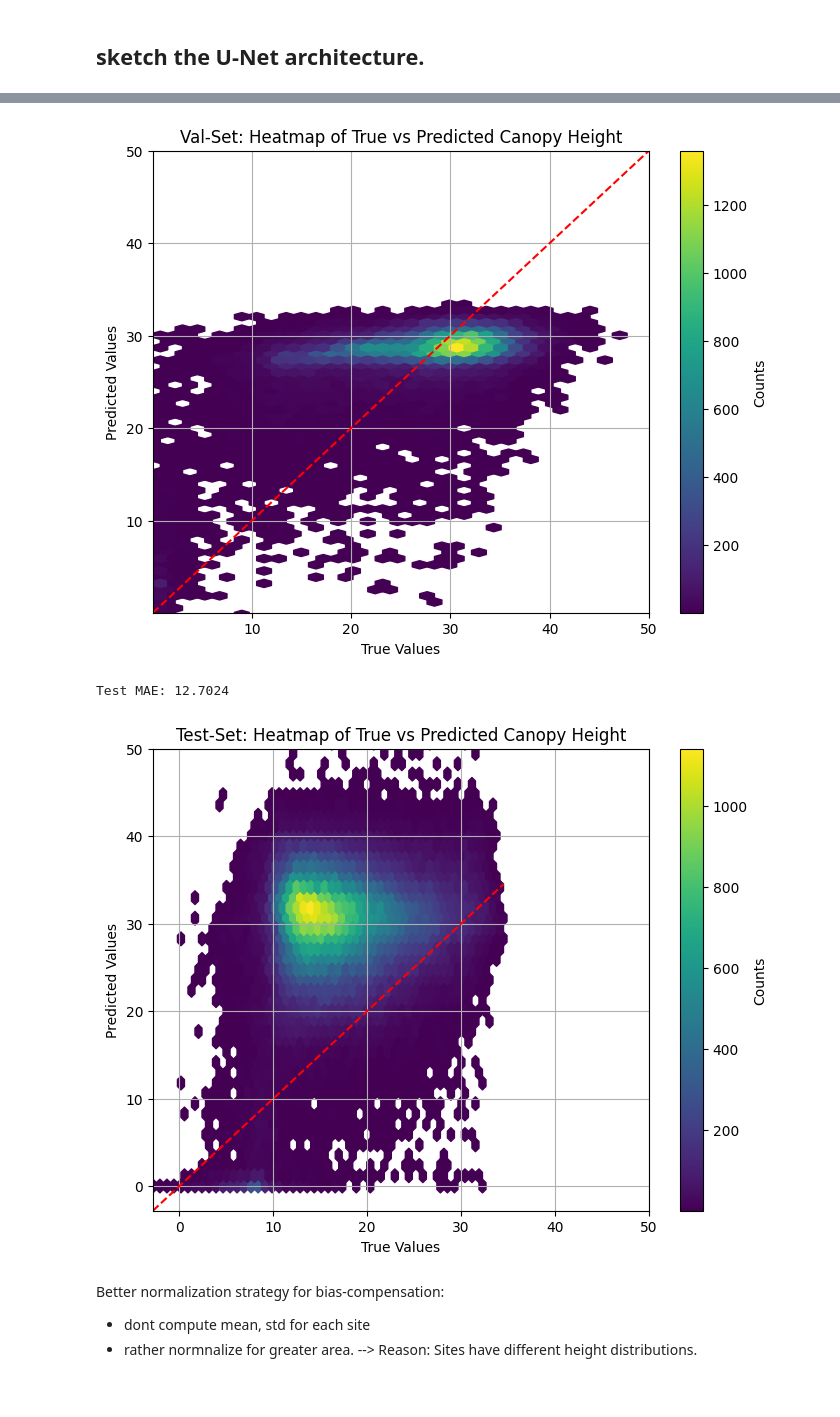
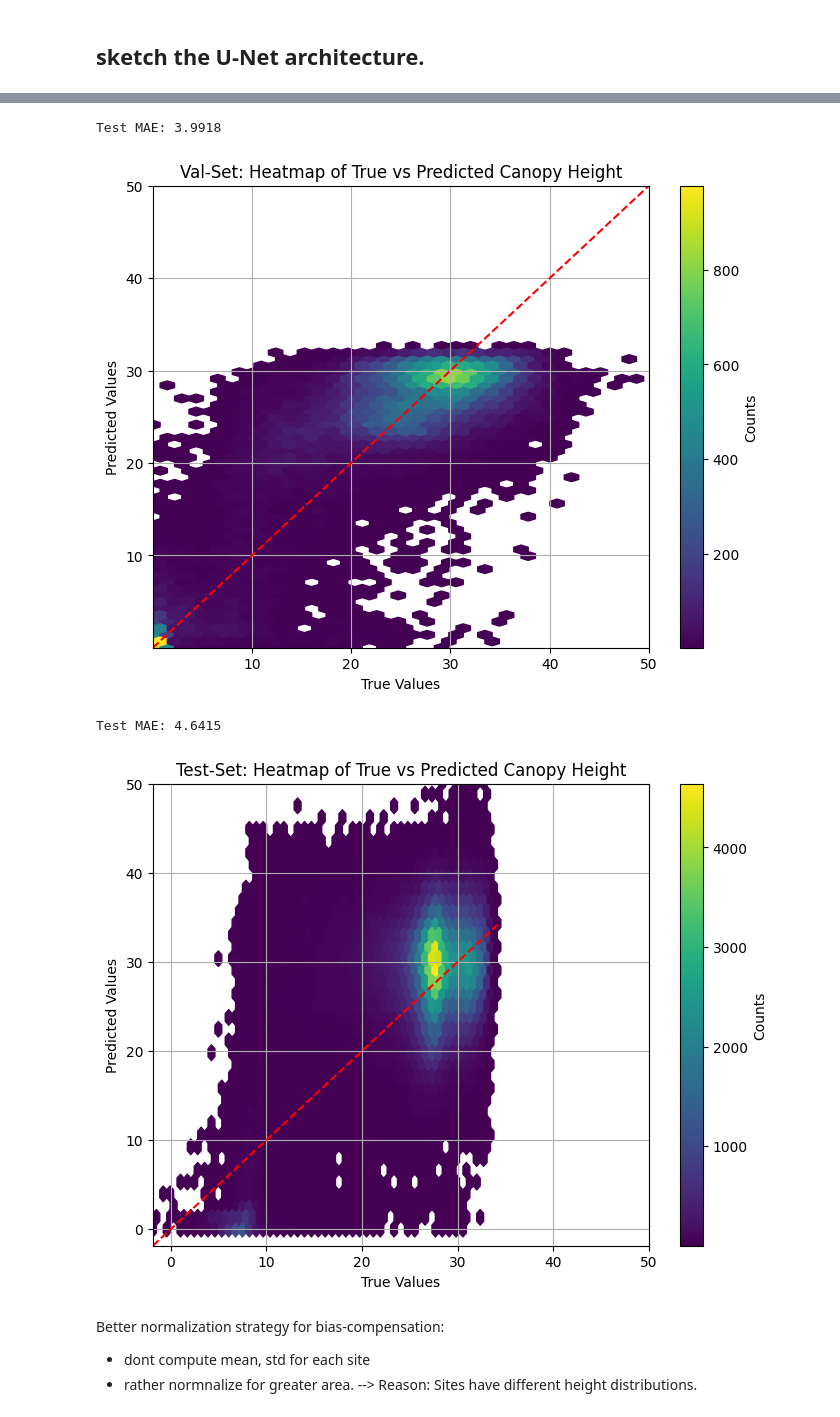
Before and after one commit to fizz-x/TreeHeads, a Jupyter notebook: training/01_unet.ipynb, the cells around one changed output, grey strips where cells are left out. Cells and saved outputs as stored; diff of their text form; code cells hidden in the pictures.

```diff
--- a/training/01_unet.ipynb
+++ b/training/01_unet.ipynb
@@ -87,8 +90,8 @@ def load_and_split_patches(site, patch_size=32, test_size=0.2, random_state=42,
     return X_train, X_test, y_train, y_test, als_mean, als_std
 
 # Example usage with all bands (default)
-X_train1, X_test1, y_train1, y_test1, als_mean1, als_std1 = load_and_split_patches(site=1, normalize_als=True)
-X_train2, X_test2, y_train2, y_test2, als_mean2, als_std2 = load_and_split_patches(site=2, normalize_als=True)
+X_train1, X_test1, y_train1, y_test1, als_mean1, als_std1 = load_and_split_patches(site=1, normalize_als=False)
+X_train2, X_test2, y_train2, y_test2, als_mean2, als_std2 = load_and_split_patches(site=2, normalize_als=False)
 
 # Example usage with selected bands, e.g. bands 0, 1, 2
 # X_train1, X_test1, y_train1, y_test1, als_mean1, als_std1 = load_and_split_patches(site=1, normalize_als=True, s2_band_indices=[0,1,2])
@@ -144,7 +145,7 @@ import matplotlib.pyplot as plt
 # Central hyperparameter config
 config = {
     'patch_size': 32,
-    'num_bands': 13,        # change based on input
+    'num_bands': 65,        # change based on input
     'batch_size': 64,
     'lr': 1e-3,
     # 'lr_decay': 1e-5,
@@ -411,15 +476,20 @@ def plot_heatmap(y_true, y_pred, title="Heatmap of True vs Predicted"):
     plt.grid(True)
     plt.show()
 # Example usage:
+
+predictions, targets = denorm_model_json(model, val_loader, ALS2_NORM_PARAMS)
 plot_heatmap(targets, predictions, title="Val-Set: Heatmap of True vs Predicted Canopy Height")
 # %% [output]
+Test MAE: 3.9918
-[figure, old version]
+[figure, new version]
 # %%
-target_test, pred_test = denorm_model(model, test_loader, als_mean1, als_std1)
+#target_test, pred_test = denorm_model(model, test_loader, als_mean1, als_std1)
+target_test, pred_test = denorm_model_json(model, test_loader, ALS1_NORM_PARAMS)
+
 plot_heatmap(target_test, pred_test, title="Test-Set: Heatmap of True vs Predicted Canopy Height")
 # %% [output]
-Test MAE: 12.7024
+Test MAE: 4.6415
-[figure, old version]
+[figure, new version]
 # %% [markdown]
 Better normalization strategy for bias-compensation:
 - dont compute mean, std for each site
```
Also changed, not shown: parts of 9 cells of this notebook, 4 other files.
